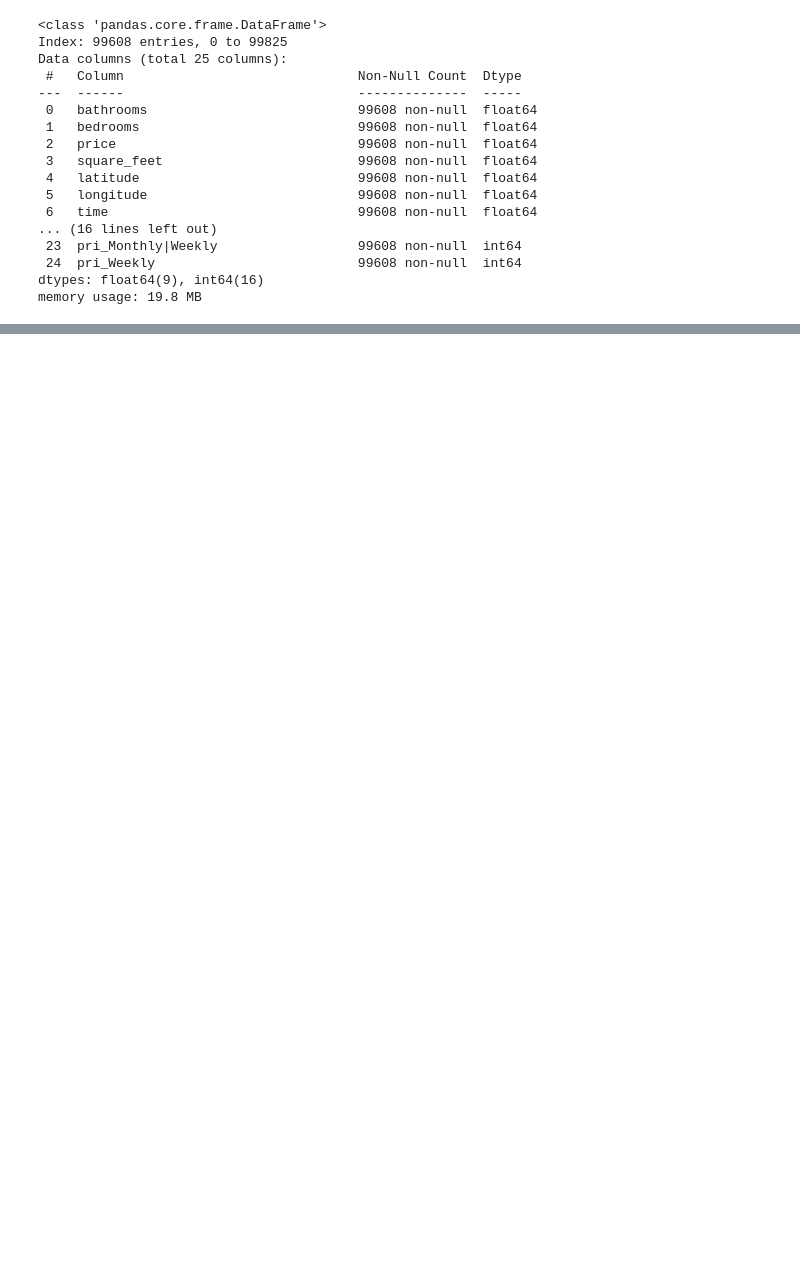
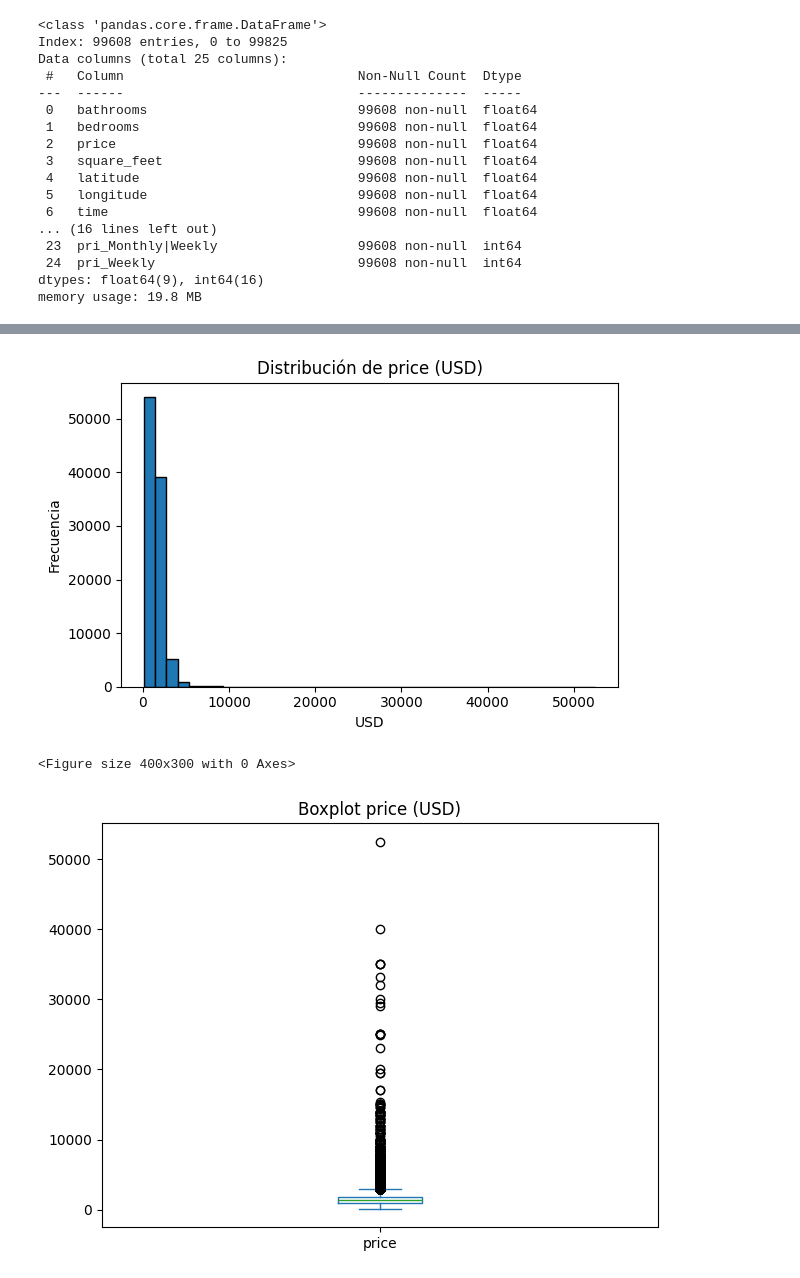
Before and after one commit to DMzeroone/Mlopstrabajofinal, a Jupyter notebook: notebooks/mlopstrabajofinal.ipynb, the cells around one changed output, grey strips where cells are left out. Cells and saved outputs as stored; diff of their text form; code cells hidden in the pictures; blank space fills up the shorter version.

```diff
--- a/notebooks/mlopstrabajofinal.ipynb
+++ b/notebooks/mlopstrabajofinal.ipynb
@@ -185,0 +406,16 @@ datosclean.to_csv('dataset.csv', sep='|')
+# %%
+# Boxplot del objetivo price
+plt.figure(figsize=(6,4))
+df["price"].plot(kind="hist", bins=40, edgecolor="black")
+plt.title("Distribución de price (USD)")
+plt.xlabel("USD"); plt.ylabel("Frecuencia")
+plt.tight_layout(); plt.show()
+
+plt.figure(figsize=(4,3))
+df[["price"]].plot(kind="box")
+plt.title("Boxplot price (USD)")
+plt.tight_layout(); plt.show()
+# %% [output]
+[figure, added]
+<Figure size 400x300 with 0 Axes>
+[figure, added]
```
Also changed, not shown: parts of 16 cells of this notebook.
